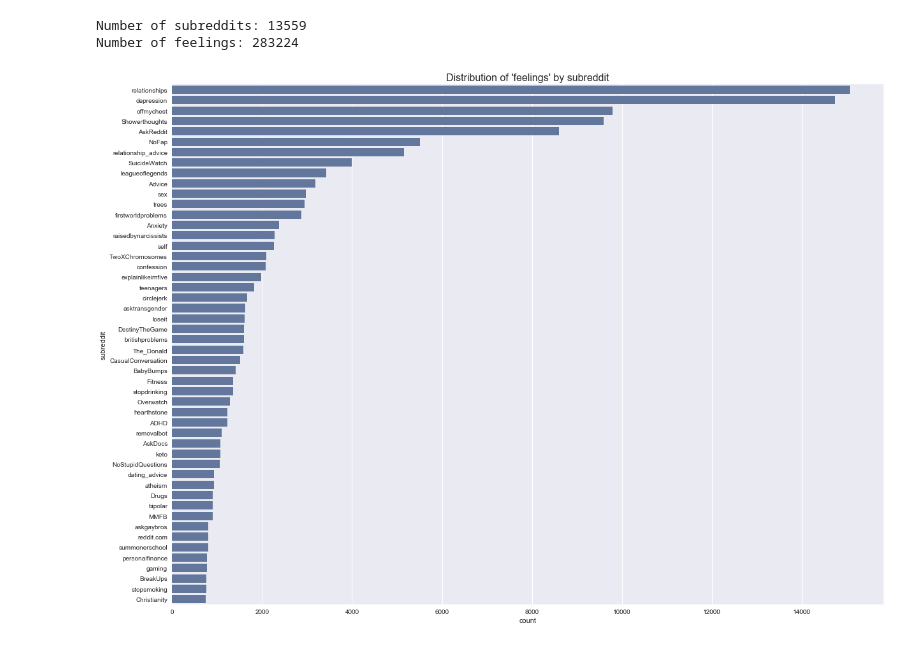
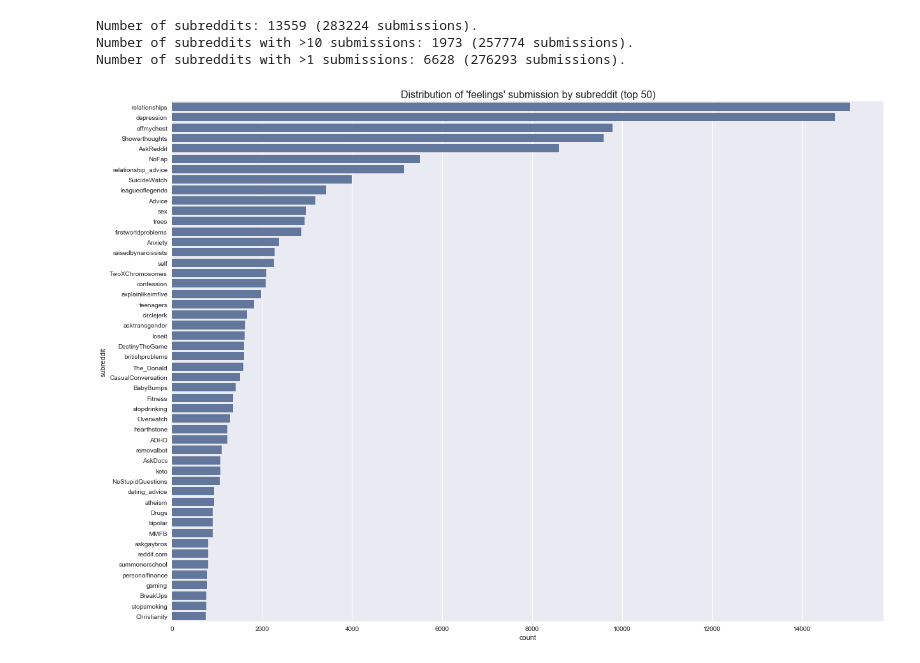
Before and after one commit to ConstantinoSchillebeeckx/i_feel, a Jupyter notebook: jupyter_nb/1.0_exploration.ipynb, the cells around one changed output. Saved outputs shown, nothing was run; the diff lists cells and outputs as text; code cells hidden in the pictures.

```diff
--- a/jupyter_nb/1.0_exploration.ipynb
+++ b/jupyter_nb/1.0_exploration.ipynb
@@ -12,19 +12,25 @@ df = utils.get_data(conn, table_name='parsed_feelings')
 # %%
 # bin data by subreddit to get a sense of how
 # the feelings are distributed
 n = 50
 counts_by_subreddit = df['subreddit'].value_counts()
 top_subreddit = counts_by_subreddit.index.tolist()[:n]
 df_subset = df[df.subreddit.isin(top_subreddit)]
 
 plt.figure(figsize=(20,15))
-plt.title("Distribution of 'feelings' by subreddit", fontsize=16)
+plt.title("Distribution of 'feelings' submission by subreddit (top %s)" %n, fontsize=16)
 ax = sns.countplot(y="subreddit", data=df_subset, order=top_subreddit, color='#5975A4')
 plt.savefig('../img/distribution_by_subreddit.svg')
 
-print("Number of subreddits: %s" %len(df.subreddit.unique()))
-print("Number of feelings: %s" %df.shape[0])
+print("Number of subreddits: %s (%s submissions)." %(len(df.subreddit.unique()),df.shape[0]))
+tmp = counts_by_subreddit[counts_by_subreddit > 10].index.tolist()
+tmp = df[df.subreddit.isin(tmp)]
+print("Number of subreddits with >10 submissions: %s (%s submissions)." %(len(tmp.subreddit.unique()), tmp.shape[0]))
+tmp = counts_by_subreddit[counts_by_subreddit > 1].index.tolist()
+tmp = df[df.subreddit.isin(tmp)]
+print("Number of subreddits with >1 submissions: %s (%s submissions)." %(len(tmp.subreddit.unique()), tmp.shape[0]))
 # %% [output]
-Number of subreddits: 13559
-Number of feelings: 283224
+Number of subreddits: 13559 (283224 submissions).
+Number of subreddits with >10 submissions: 1973 (257774 submissions).
+Number of subreddits with >1 submissions: 6628 (276293 submissions).
-[figure, old version]
+[figure, new version]
```
Also changed, not shown: 12 other files.
